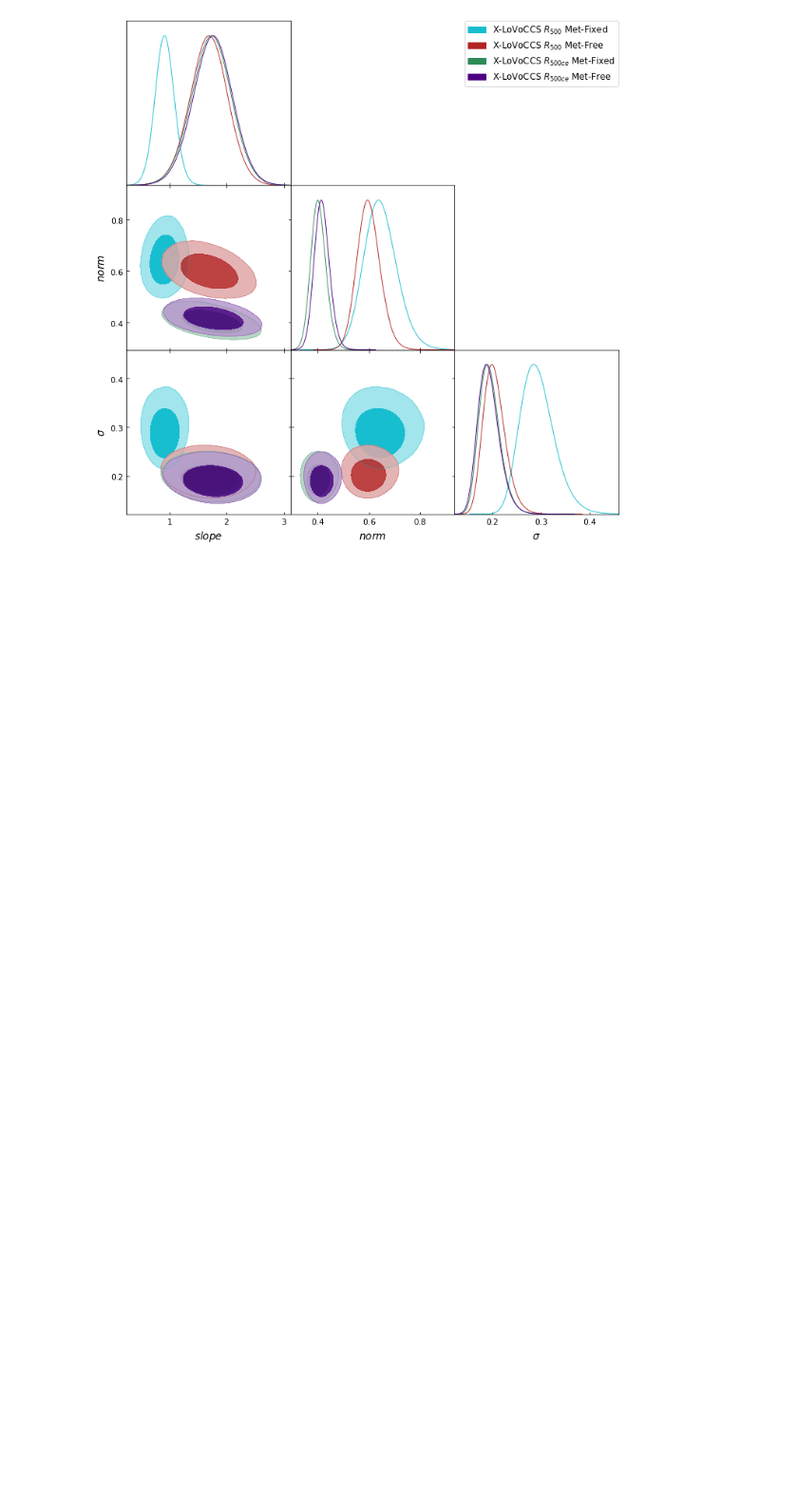
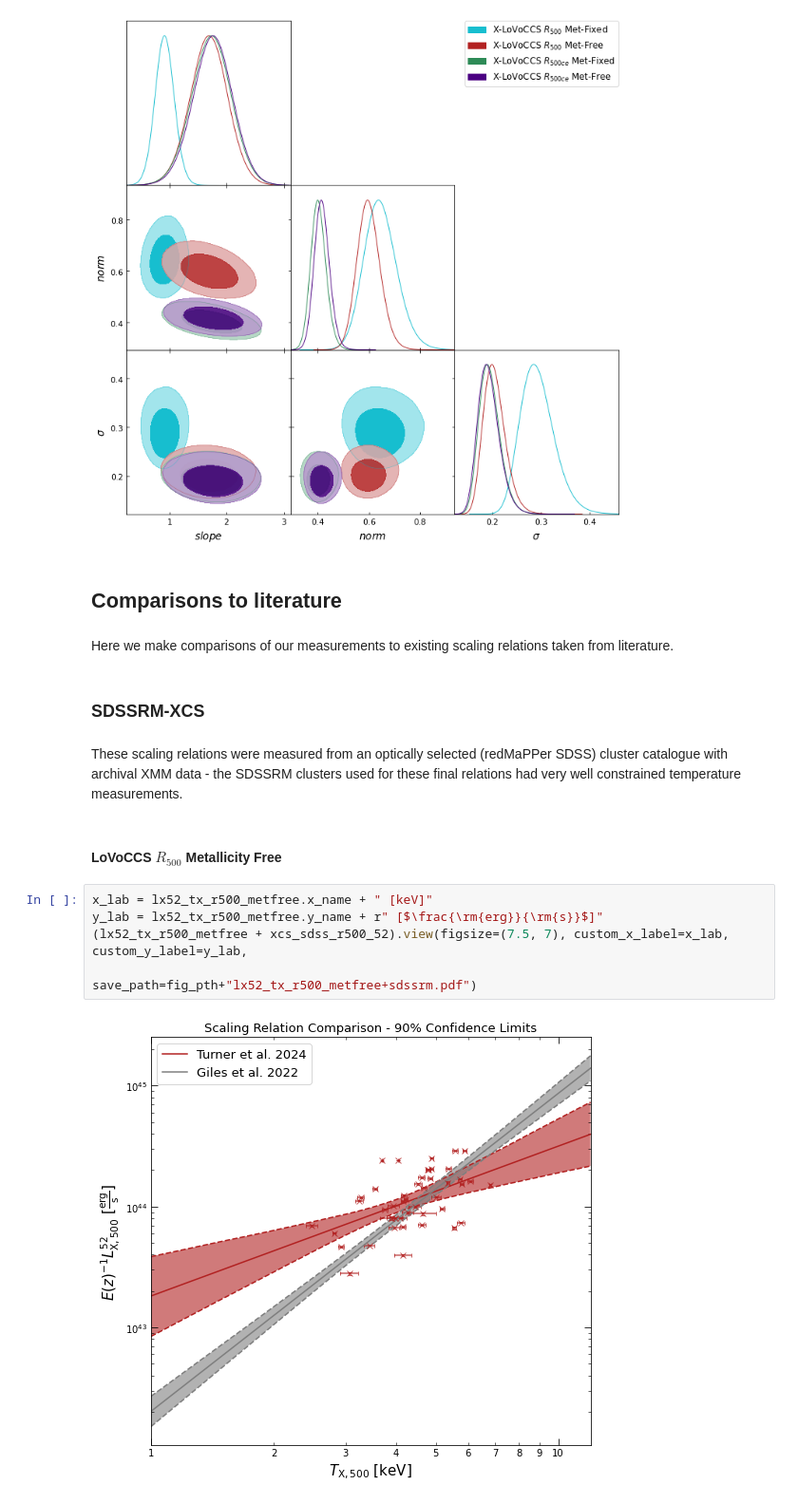
Before and after one commit to LoVoCCS/X-LoVoCCS-Analyses, a Jupyter notebook: notebooks/scaling_relations/luminosity_temperature.ipynb, the cells around one changed output. Shown at 95% size. Cells and saved outputs as stored; diff of their text form; blank space fills up the shorter version.

Commit message:
Made some comparison plots to SDSSRM LT

```diff
--- a/notebooks/scaling_relations/luminosity_temperature.ipynb
+++ b/notebooks/scaling_relations/luminosity_temperature.ipynb
@@ -384,3 +390,20 @@ Removed no burn in
 Removed no burn in
 Removed no burn in
 [figure]
+# %% [markdown]
+## Comparisons to literature
+# %% [markdown]
+Here we make comparisons of our measurements to existing scaling relations taken from literature.
+# %% [markdown]
+### SDSSRM-XCS
+# %% [markdown]
+These scaling relations were measured from an optically selected (redMaPPer SDSS) cluster catalogue with archival XMM data - the SDSSRM clusters used for these final relations had very well constrained temperature measurements.
+# %% [markdown]
+#### LoVoCCS $R_{500}$ Metallicity Free
+# %%
+x_lab = lx52_tx_r500_metfree.x_name + " [keV]"
+y_lab = lx52_tx_r500_metfree.y_name + r" [$\frac{\rm{erg}}{\rm{s}}$]"
+(lx52_tx_r500_metfree + xcs_sdss_r500_52).view(figsize=(7.5, 7), custom_x_label=x_lab, custom_y_label=y_lab,
+                                               save_path=fig_pth+"lx52_tx_r500_metfree+sdssrm.pdf")
+# %% [output]
+[figure, added]
```
Also changed, not shown: parts of 5 cells of this notebook, 2 other files.
